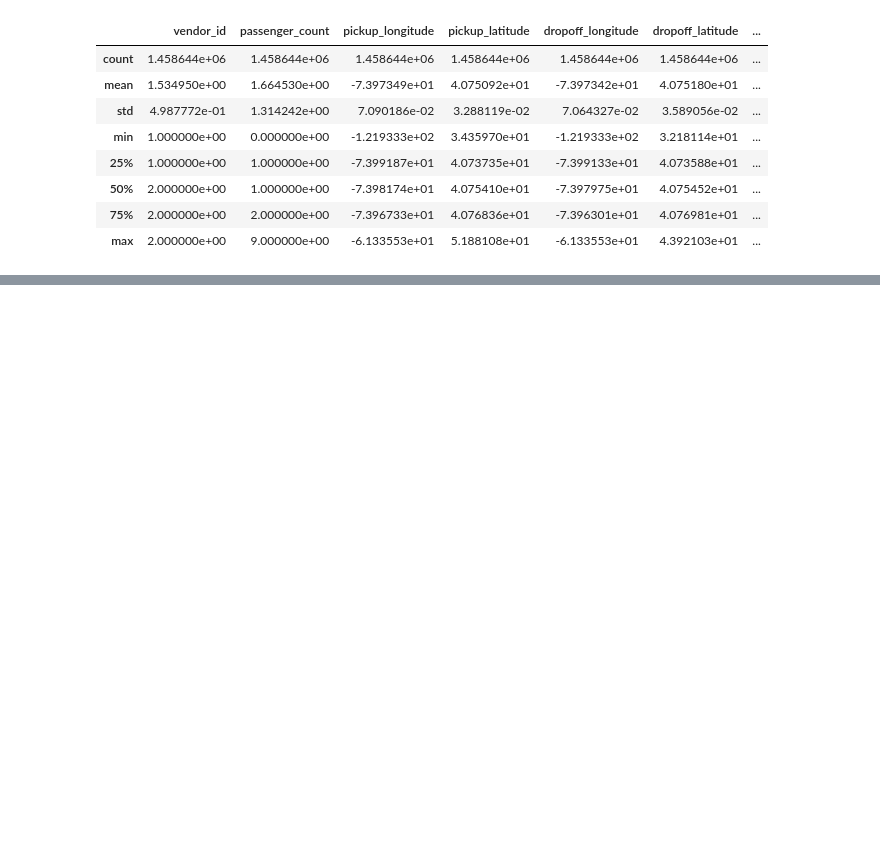
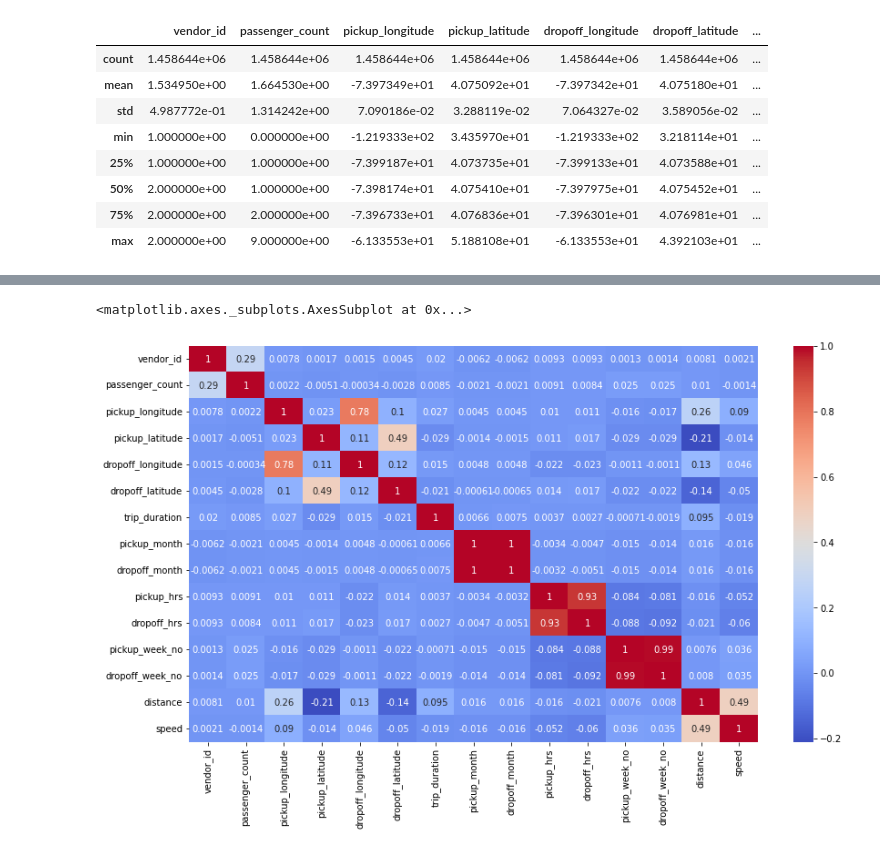
Before and after one commit to Arun1374/NYC-Taxi-Trip-Time-Prediction---Capstone-Project, a Jupyter notebook: NYC_Taxi_Trip_Time_Prediction_Capstone_Project.ipynb, the cells around one changed output, grey strips where cells are left out. Saved outputs shown, nothing was run; the diff lists cells and outputs as text; code cells hidden in the pictures; blank space fills up the shorter version.

```diff
--- a/NYC_Taxi_Trip_Time_Prediction_Capstone_Project.ipynb
+++ b/NYC_Taxi_Trip_Time_Prediction_Capstone_Project.ipynb
@@ -203,0 +252,2 @@ df.describe()
+# %%
+df['distance']=df.apply(lambda x : distance(x),axis=1)
@@ -203,0 +354,6 @@ df.describe()
+# %%
+plt.figure(figsize=(14,8))
+sns.heatmap(df.corr(),annot=True,cmap='coolwarm')
+# %% [output]
+<matplotlib.axes._subplots.AxesSubplot at 0x...>
+[figure, added]
```
Also changed, not shown: parts of 20 cells of this notebook.
